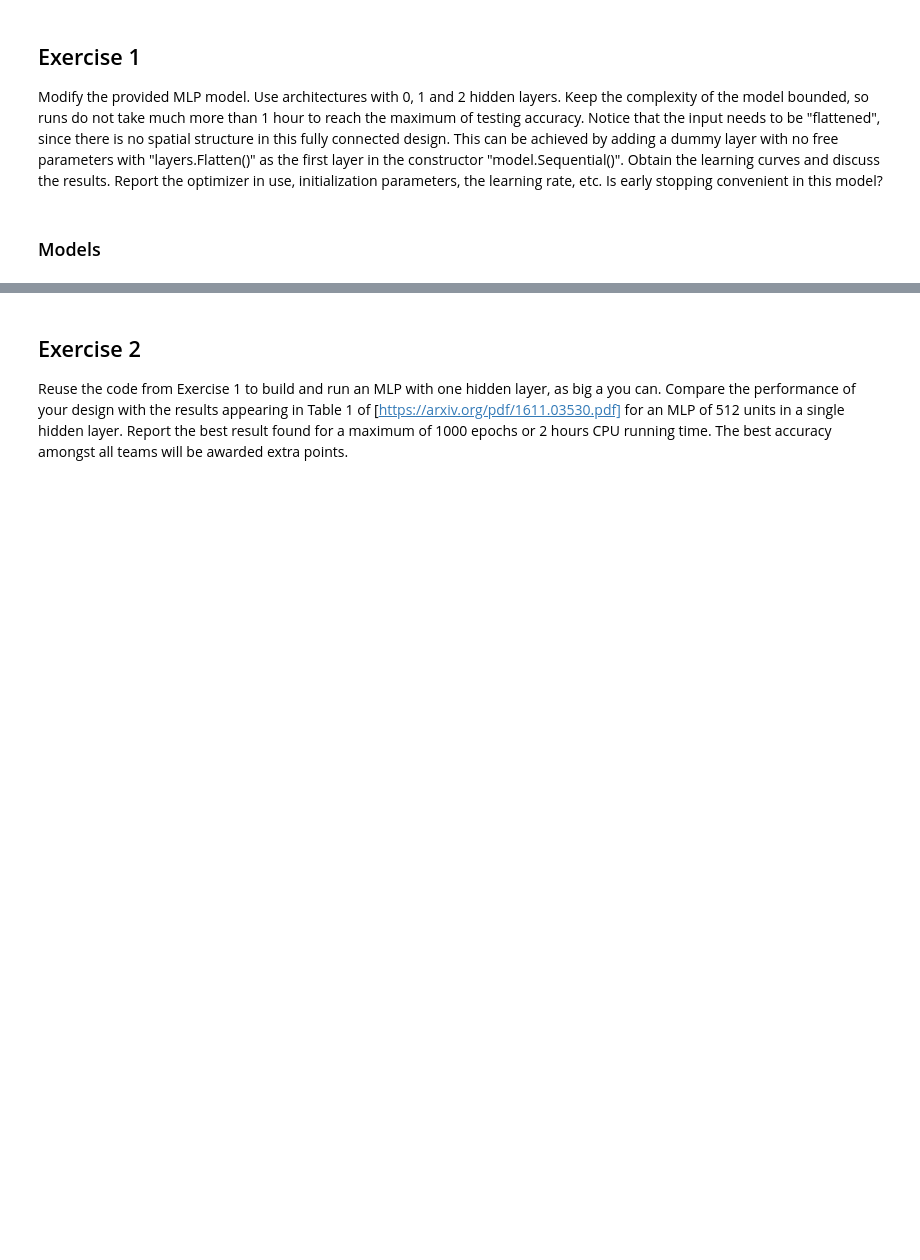
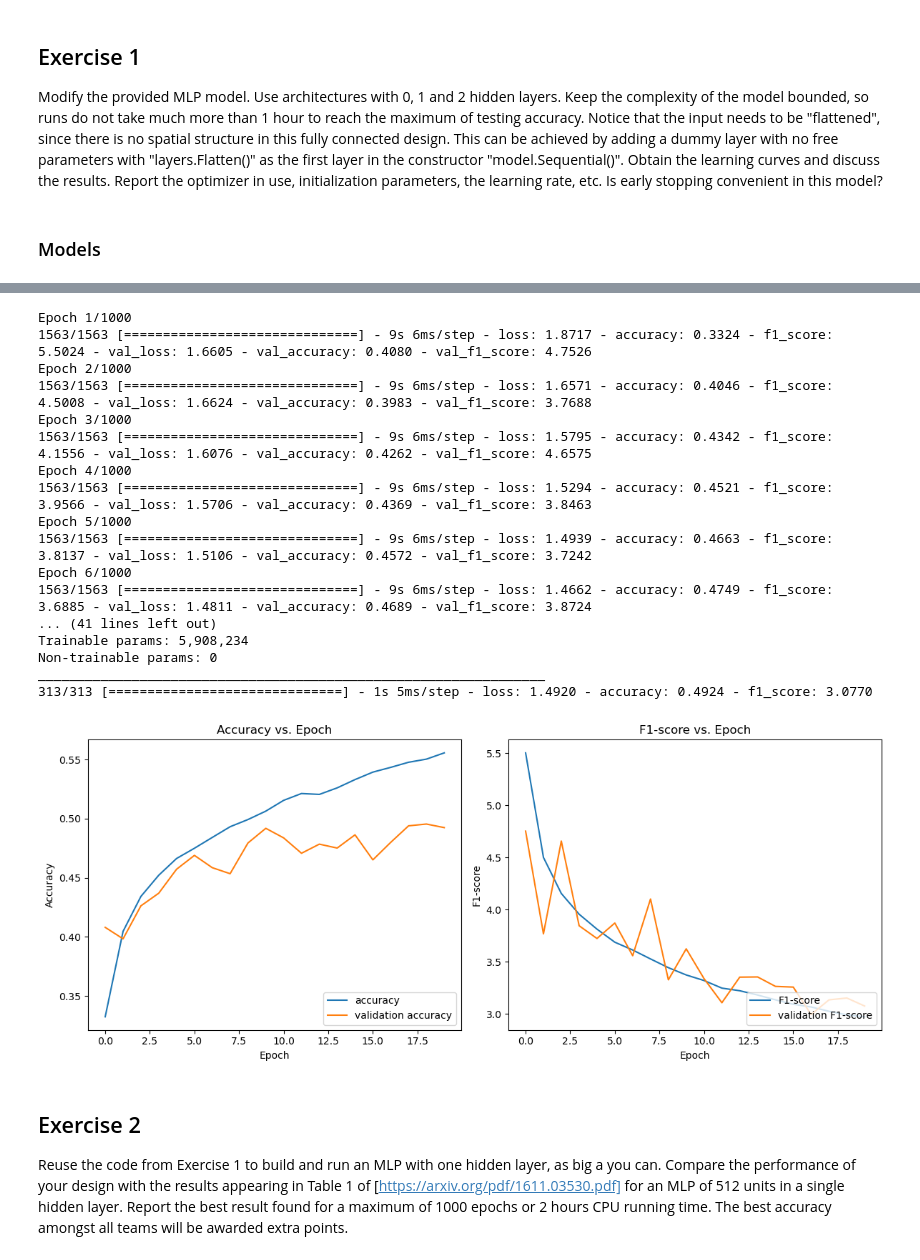
Before and after one commit to JvPost/CDSML, a Jupyter notebook: assignment5.ipynb, the cells around one changed output, grey strips where cells are left out. Drawn from its saved outputs; the diff is of its cells as text; code cells hidden in the pictures; blank space fills up the shorter version.

```diff
--- a/assignment5.ipynb
+++ b/assignment5.ipynb
@@ -225,3 +277,55 @@ ValueError: too many values to unpack (expected 2)
+# %%
+# fitting for 2 layer model
+mlp_2_layer.compile(optimizer='adam',
+              loss='sparse_categorical_crossentropy',
+              metrics=['accuracy', f1_score])
+
+history_mlp_2_layer = mlp_2_layer.fit(train_images, train_labels, epochs=400,
+                    validation_data=(test_images, test_labels), callbacks=[early_stop])
+
+mlp_2_layer.summary()
+
+test_loss, test_acc, test_f1 = mlp_2_layer.evaluate(test_images, test_labels)
+
+# plotting
+plt.figure(figsize=(12, 5))
+# accuracy
+plt.subplot(1, 2, 1)
+plt.plot(history_mlp_2_layer.history['accuracy'], label='accuracy')
+plt.plot(history_mlp_2_layer.history['val_accuracy'], label='validation accuracy')
+plt.xlabel('Epoch')
+plt.ylabel('Accuracy')
+plt.legend(loc='lower right')
+plt.title('Accuracy vs. Epoch')
+# F1-score
+plt.subplot(1, 2, 2)
+plt.plot(history_mlp_2_layer.history['f1_score'], label='F1-score')
+plt.plot(history_mlp_2_layer.history['val_f1_score'], label='validation F1-score')
+plt.xlabel('Epoch')
+plt.ylabel('F1-score')
+plt.legend(loc='lower right')
+plt.title('F1-score vs. Epoch')
+plt.tight_layout()
+plt.show()
+# %% [output]
+Epoch 1/1000
+1563/1563 [==============================] - 9s 6ms/step - loss: 1.8717 - accuracy: 0.3324 - f1_score: 5.5024 - val_loss: 1.6605 - val_accuracy: 0.4080 - val_f1_score: 4.7526
+Epoch 2/1000
+1563/1563 [==============================] - 9s 6ms/step - loss: 1.6571 - accuracy: 0.4046 - f1_score: 4.5008 - val_loss: 1.6624 - val_accuracy: 0.3983 - val_f1_score: 3.7688
+Epoch 3/1000
+1563/1563 [==============================] - 9s 6ms/step - loss: 1.5795 - accuracy: 0.4342 - f1_score: 4.1556 - val_loss: 1.6076 - val_accuracy: 0.4262 - val_f1_score: 4.6575
+Epoch 4/1000
+1563/1563 [==============================] - 9s 6ms/step - loss: 1.5294 - accuracy: 0.4521 - f1_score: 3.9566 - val_loss: 1.5706 - val_accuracy: 0.4369 - val_f1_score: 3.8463
+Epoch 5/1000
+1563/1563 [==============================] - 9s 6ms/step - loss: 1.4939 - accuracy: 0.4663 - f1_score: 3.8137 - val_loss: 1.5106 - val_accuracy: 0.4572 - val_f1_score: 3.7242
+Epoch 6/1000
+1563/1563 [==============================] - 9s 6ms/step - loss: 1.4662 - accuracy: 0.4749 - f1_score: 3.6885 - val_loss: 1.4811 - val_accuracy: 0.4689 - val_f1_score: 3.8724
+... (41 lines left out)
+Trainable params: 5,908,234
+Non-trainable params: 0
+_________________________________________________________________
+313/313 [==============================] - 1s 5ms/step - loss: 1.4920 - accuracy: 0.4924 - f1_score: 3.0770
+[figure, added]
 # %% [markdown]
 ## Exercise 2
 
```
Also changed, not shown: parts of 2 cells of this notebook.
